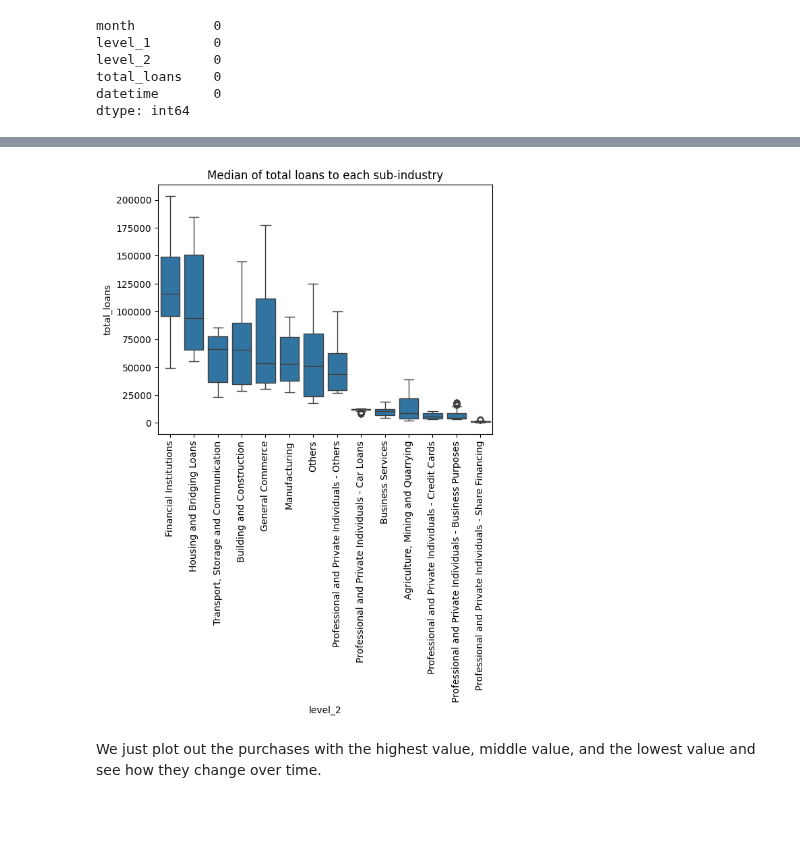
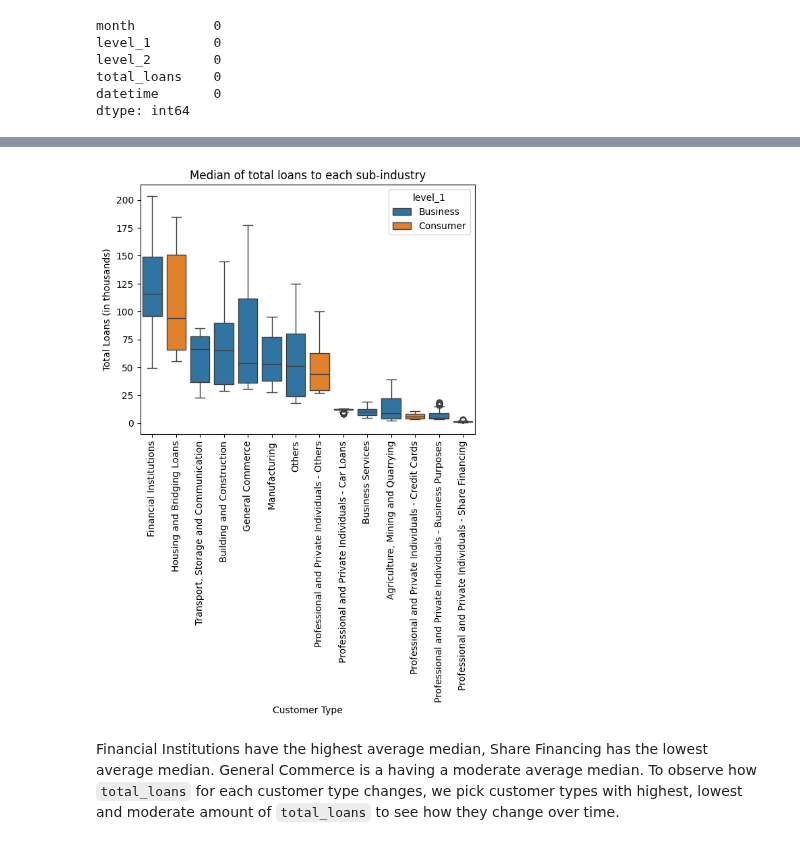
Before and after one commit to ChinSekYi/OpenAYEye, a Jupyter notebook: eda/src/EDA.ipynb, the cells around one changed output, grey strips where cells are left out. Drawn from its saved outputs; the diff is of its cells as text; code cells hidden in the pictures; blank space fills up the shorter version.

```diff
--- a/eda/src/EDA.ipynb
+++ b/eda/src/EDA.ipynb
@@ -95,17 +115,19 @@ Text(0.5, 1.0, 'Count of all the Loans to Business and Customer uses')
 # %%
 # Check if there are extreme values
 medians = df.groupby("level_2")['total_loans'].median()
 sorted_medians = medians.sort_values(ascending = False)
 sorted_order = sorted_medians.index
 
 # Plot the boxplot with the sorted order
-sns.boxplot(x = 'level_2', y = "total_loans", data = df, order= sorted_order)
+sns.boxplot(x = 'level_2', y = df['total_loans']/1000, data = df, order= sorted_order, hue = "level_1")
 plt.title("Median of total loans to each sub-industry")
+plt.xlabel("Customer Type")
+plt.ylabel("Total Loans (in thousands)")
 plt.xticks(rotation = 90)
 plt.show()
 # %% [output]
-[figure, old version]
+[figure, new version]
-# %% [markdown]
-We just plot out the purchases with the highest value, middle value, and the lowest value and see how they change over time.
+# %% [markdown]
+Financial Institutions have the highest average median, Share Financing has the lowest average median. General Commerce is a having a moderate average median. To observe how `total_loans` for each customer type changes, we pick customer types with highest, lowest and moderate amount of `total_loans` to see how they change over time.
 # %%
 #print(medians)
```
Also changed, not shown: parts of 15 cells of this notebook.
